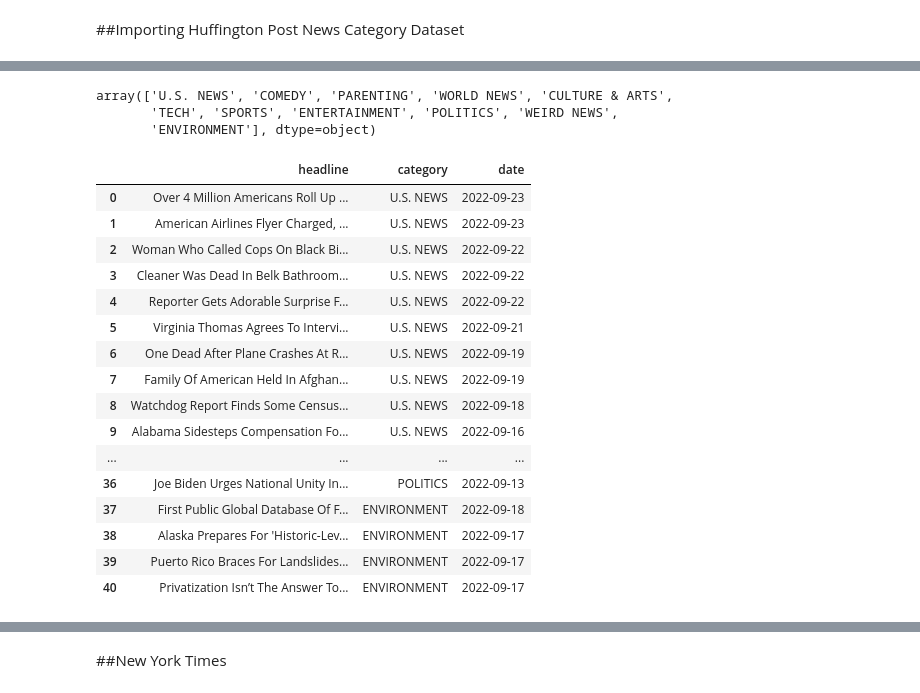
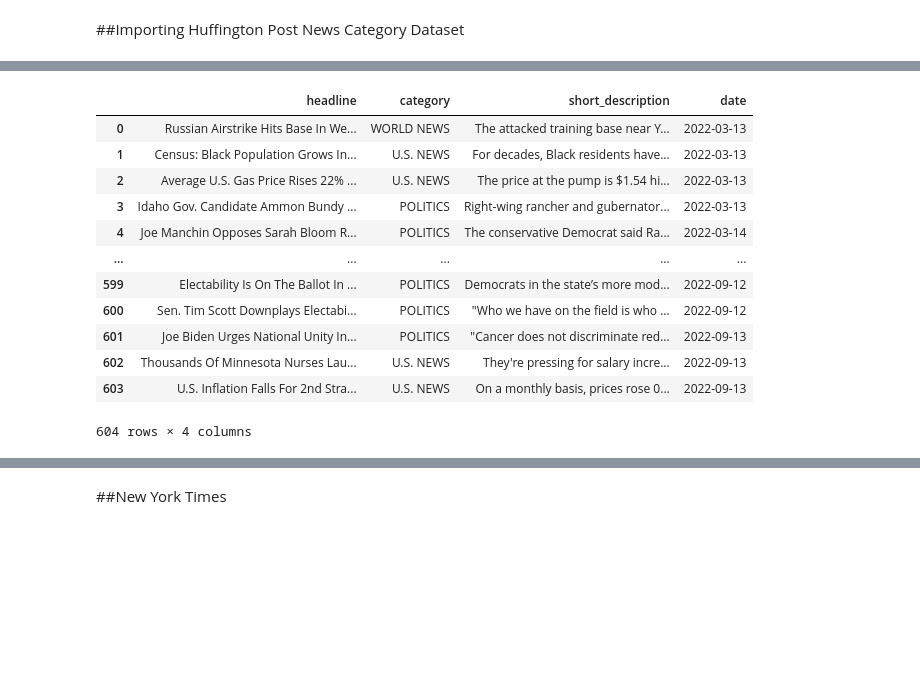
Before and after one commit to IS737StockPicker/stonks, a Jupyter notebook: IS737_Project.ipynb, the cells around one changed output, grey strips where cells are left out. Saved outputs shown, nothing was run; the diff lists cells and outputs as text; code cells hidden in the pictures; blank space fills up the shorter version.

```diff
--- a/IS737_Project.ipynb
+++ b/IS737_Project.ipynb
@@ -51,0 +47,3 @@ huff_news.head ()
+# %%
+huff_news_condensed = pd.read_csv('/content/stonks/Huff_News_Condensed.csv')
+huff_news_condensed.head ()
@@ -79,12 +80,2 @@ authors              0
 date                 0
 dtype: int64
-# %%
-#Filtering Data to eliminate entries before 09/13/22
-huff_news_filtered = huff_news[huff_news['date'] >= pd.to_datetime ('2022-09-13')]
-
-#Droping Unwanted Columns:
-unwanted_columns =['link', 'short_description', 'authors']
-huff_news_condensed = huff_news_filtered.drop (unwanted_columns, axis = 1)
-
-# Print the new dataframe
-huff_news_condensed.head ()
@@ -98,35 +82,25 @@ huff_news_condensed.head ()
-# %%
-huff_news_condensed['category'].unique ()
-# %% [output]
-array(['U.S. NEWS', 'COMEDY', 'PARENTING', 'WORLD NEWS', 'CULTURE & ARTS',
-       'TECH', 'SPORTS', 'ENTERTAINMENT', 'POLITICS', 'WEIRD NEWS',
-       'ENVIRONMENT'], dtype=object)
 # %%
 # Eliminate non-desired topics
 huff_news_sentiment = pd.DataFrame ()
 desired_topics =['U.S. NEWS','WORLD NEWS','TECH','POLITICS','ENVIRONMENT']
 for topics in desired_topics:
   temp = huff_news_condensed[huff_news_condensed['category'] == topics]
   data = [huff_news_sentiment, temp]
   huff_news_sentiment = pd.concat(data)
-huff_news_final = huff_news_sentiment.reset_index (drop = True)
+huff_news_final = huff_news_sentiment.sort_values ('date').reset_index (drop = True)
 huff_news_final
 # %% [output]
-|  | headline | category | date |
-| 0 | Over 4 Million Americans Roll Up ... | U.S. NEWS | 2022-09-23 |
-| 1 | American Airlines Flyer Charged, ... | U.S. NEWS | 2022-09-23 |
-| 2 | Woman Who Called Cops On Black Bi... | U.S. NEWS | 2022-09-22 |
-| 3 | Cleaner Was Dead In Belk Bathroom... | U.S. NEWS | 2022-09-22 |
-| 4 | Reporter Gets Adorable Surprise F... | U.S. NEWS | 2022-09-22 |
-| 5 | Virginia Thomas Agrees To Intervi... | U.S. NEWS | 2022-09-21 |
-| 6 | One Dead After Plane Crashes At R... | U.S. NEWS | 2022-09-19 |
-| 7 | Family Of American Held In Afghan... | U.S. NEWS | 2022-09-19 |
-| 8 | Watchdog Report Finds Some Census... | U.S. NEWS | 2022-09-18 |
-| 9 | Alabama Sidesteps Compensation Fo... | U.S. NEWS | 2022-09-16 |
-| ... | ... | ... | ... |
-| 36 | Joe Biden Urges National Unity In... | POLITICS | 2022-09-13 |
-| 37 | First Public Global Database Of F... | ENVIRONMENT | 2022-09-18 |
-| 38 | Alaska Prepares For 'Historic-Lev... | ENVIRONMENT | 2022-09-17 |
-| 39 | Puerto Rico Braces For Landslides... | ENVIRONMENT | 2022-09-17 |
-| 40 | Privatization Isn’t The Answer To... | ENVIRONMENT | 2022-09-17 |
+|  | headline | category | short_description | date |
+| 0 | Russian Airstrike Hits Base In We... | WORLD NEWS | The attacked training base near Y... | 2022-03-13 |
+| 1 | Census: Black Population Grows In... | U.S. NEWS | For decades, Black residents have... | 2022-03-13 |
+| 2 | Average U.S. Gas Price Rises 22% ... | U.S. NEWS | The price at the pump is $1.54 hi... | 2022-03-13 |
+| 3 | Idaho Gov. Candidate Ammon Bundy ... | POLITICS | Right-wing rancher and gubernator... | 2022-03-13 |
+| 4 | Joe Manchin Opposes Sarah Bloom R... | POLITICS | The conservative Democrat said Ra... | 2022-03-14 |
+| ... | ... | ... | ... | ... |
+| 599 | Electability Is On The Ballot In ... | POLITICS | Democrats in the state’s more mod... | 2022-09-12 |
+| 600 | Sen. Tim Scott Downplays Electabi... | POLITICS | "Who we have on the field is who ... | 2022-09-12 |
+| 601 | Joe Biden Urges National Unity In... | POLITICS | "Cancer does not discriminate red... | 2022-09-13 |
+| 602 | Thousands Of Minnesota Nurses Lau... | U.S. NEWS | They're pressing for salary incre... | 2022-09-13 |
+| 603 | U.S. Inflation Falls For 2nd Stra... | U.S. NEWS | On a monthly basis, prices rose 0... | 2022-09-13 |
+604 rows × 4 columns
 # %%
```
Also changed, not shown: parts of 24 cells of this notebook.
